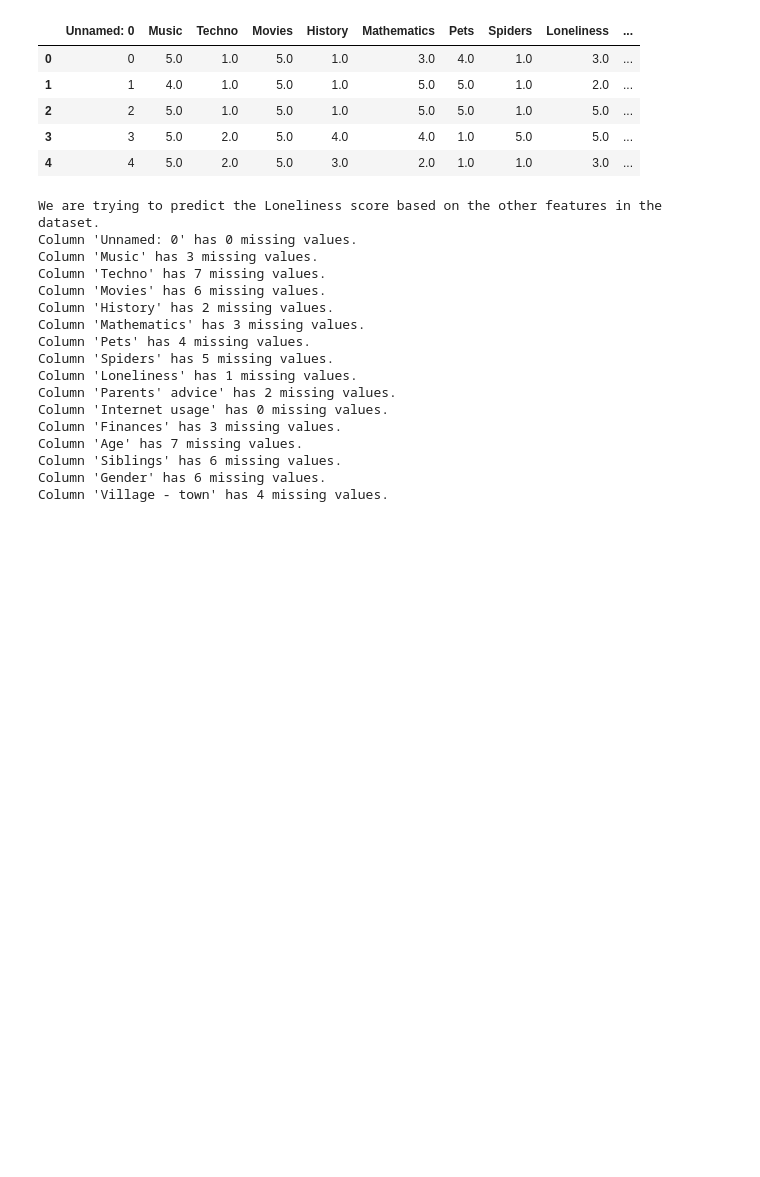
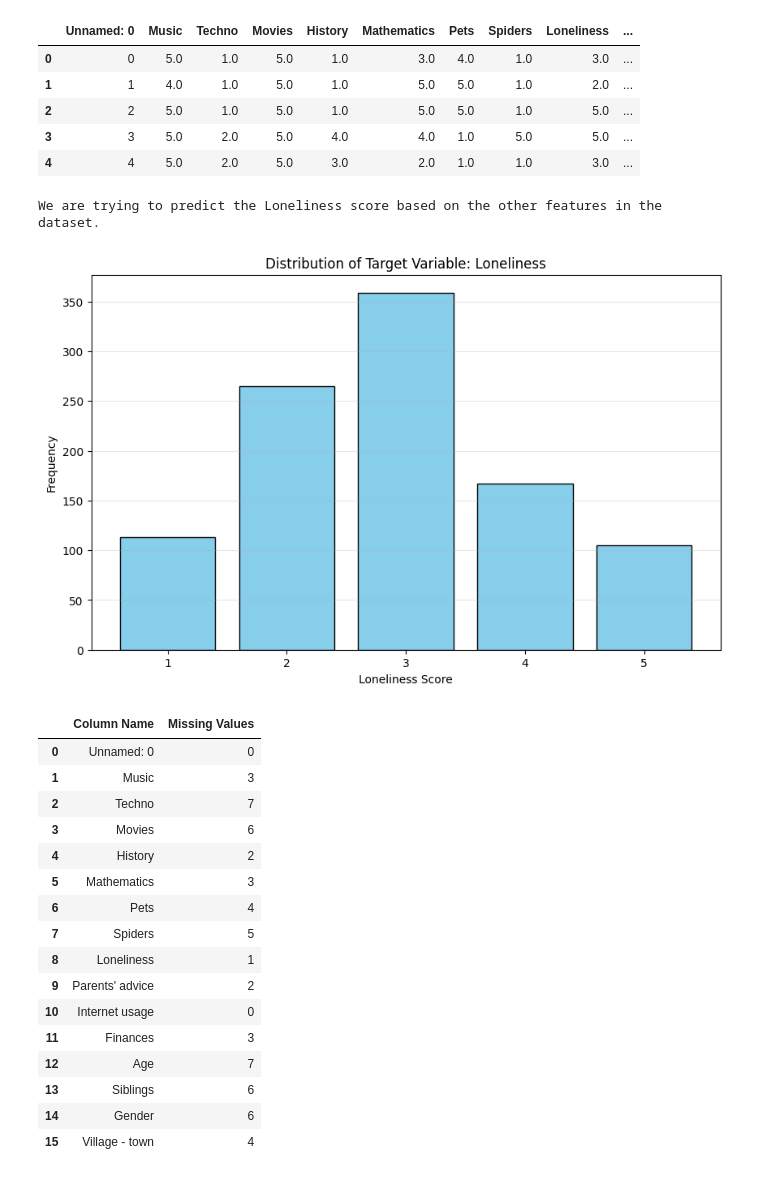
Before and after one commit to SnowSE/project-preprocessing-ma-teo-1, a Jupyter notebook: project.ipynb, the cells around one changed output. Saved outputs shown, nothing was run; the diff lists cells and outputs as text; code cells hidden in the pictures; blank space fills up the shorter version.

Commit message:
barchart and table

```diff
--- a/project.ipynb
+++ b/project.ipynb
@@ -53,27 +54,38 @@ memory usage: 126.4 KB
 | 4 | 4 | 5.0 | 2.0 | 5.0 | 3.0 | 2.0 | 1.0 | 1.0 | 3.0 | ... |
 # %%
 #  Part 2
-
 print("We are trying to predict the Loneliness score based on the other features in the dataset.")
 
-for column in survey_data.columns:
-        nan_amount = survey_data[column].isna().sum()
-        print(f"Column '{column}' has {nan_amount} missing values.")
+plt.figure(figsize=(10, 6))
+loneliness_counts = survey_data['Loneliness'].value_counts().sort_index()
+plt.bar(loneliness_counts.index, loneliness_counts.values, color='skyblue', edgecolor='black')
+plt.xlabel('Loneliness Score')
+plt.ylabel('Frequency')
+plt.title('Distribution of Target Variable: Loneliness')
+plt.xticks(loneliness_counts.index)
+plt.grid(axis='y', alpha=0.3)
+plt.show()
+
+missing_values = survey_data.isnull().sum().reset_index()
+missing_values.columns = ['Column Name', 'Missing Values']
+missing_values
 # %% [output]
 We are trying to predict the Loneliness score based on the other features in the dataset.
-Column 'Unnamed: 0' has 0 missing values.
-Column 'Music' has 3 missing values.
-Column 'Techno' has 7 missing values.
-Column 'Movies' has 6 missing values.
-Column 'History' has 2 missing values.
-Column 'Mathematics' has 3 missing values.
-Column 'Pets' has 4 missing values.
-Column 'Spiders' has 5 missing values.
-Column 'Loneliness' has 1 missing values.
-Column 'Parents' advice' has 2 missing values.
-Column 'Internet usage' has 0 missing values.
-Column 'Finances' has 3 missing values.
-Column 'Age' has 7 missing values.
-Column 'Siblings' has 6 missing values.
-Column 'Gender' has 6 missing values.
-Column 'Village - town' has 4 missing values.
+[figure, added]
+|  | Column Name | Missing Values |
+| 0 | Unnamed: 0 | 0 |
+| 1 | Music | 3 |
+| 2 | Techno | 7 |
+| 3 | Movies | 6 |
+| 4 | History | 2 |
+| 5 | Mathematics | 3 |
+| 6 | Pets | 4 |
+| 7 | Spiders | 5 |
+| 8 | Loneliness | 1 |
+| 9 | Parents' advice | 2 |
+| 10 | Internet usage | 0 |
+| 11 | Finances | 3 |
+| 12 | Age | 7 |
+| 13 | Siblings | 6 |
+| 14 | Gender | 6 |
+| 15 | Village - town | 4 |
```
Also changed, not shown: parts of 1 cell of this notebook.
